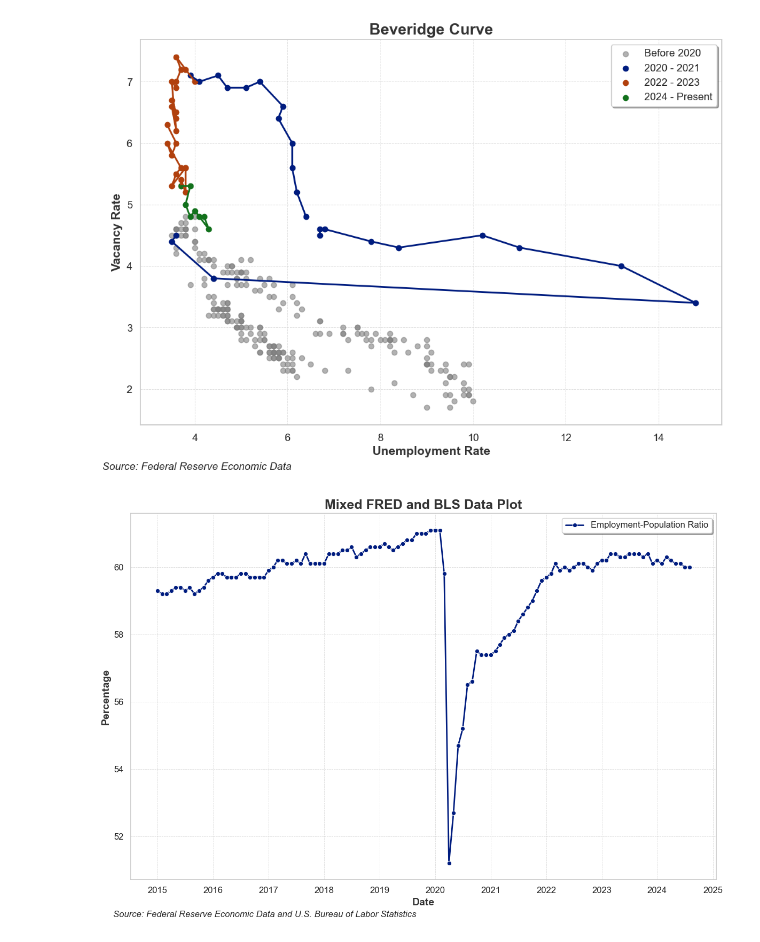
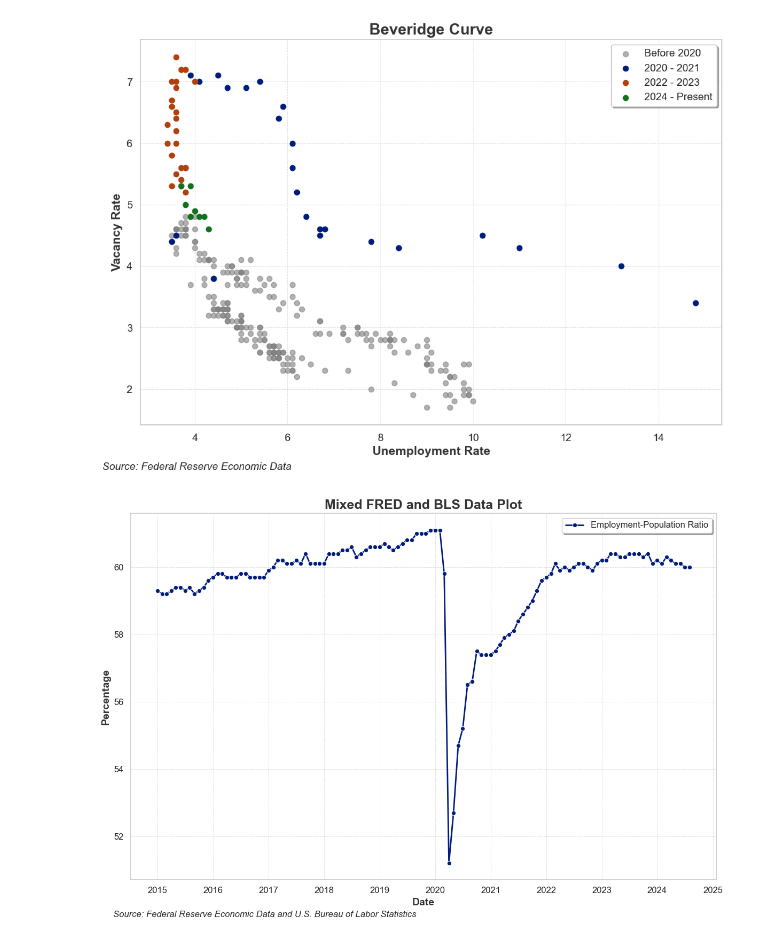
Before and after one commit to AkeBoss-tech/FEDChallenge, a Jupyter notebook: main.ipynb, the cells around one changed output. Drawn from its saved outputs; the diff is of its cells as text; code cells hidden in the pictures.

Commit message:
a bunch more graphs

```diff
--- a/main.ipynb
+++ b/main.ipynb
@@ -61,6 +61,10 @@ def plot_scatter(series_dict, title, legend_text_generator, from_date='2000-01-0
 
     # Split the data by year
     merged_df['Year'] = pd.DatetimeIndex(merged_df['Date']).year
+
+    # save merged_df to csv
+    # ignore the index column
+    merged_df[['Date', 'Value_0', 'Value_1']].to_csv('merged_df.csv', index=False)
 
     # Set up the style using seaborn
     sns.set(style="whitegrid", palette="dark")
@@ -99,35 +103,35 @@ def plot_scatter(series_dict, title, legend_text_generator, from_date='2000-01-0
     # Add labels and title
     plt.title(title, fontsize=18, weight='bold', color='#333333')
     plt.xlabel(x_label, fontsize=14, weight='bold', color='#333333')
     plt.ylabel(y_label, fontsize=14, weight='bold', color='#333333')
 
     # Rotate x-axis labels for better readability
     plt.xticks(fontsize=12)
     plt.yticks(fontsize=12)
 
     # Add a grid
     plt.grid(True, linestyle='--', linewidth=0.6, alpha=0.7)
 
     # Add a legend
     plt.legend(loc=legend_loc, frameon=True, fontsize=12, fancybox=True, shadow=True)
 
     # Add a footer with source information
     plt.figtext(0.2, 0.02, custom_text, ha="center", fontsize=12, style='italic')
 
     # Display the plot
     plt.show()
 
 # Example to test the function with mock data
 series_dict = {
     'UNRATE': 'FRED',   # Unemployment rate data
     'JTSJOR': 'FRED',  # Vacancy rate data
 }
 
 legend_text_generator = ['Vacancy Rate (JTSJOR)', 'Unemployment Rate (UNRATE)']
 
-plot_scatter(series_dict, "Beveridge Curve", legend_text_generator, year_cutoff=2020, add_line=True)
+plot_scatter(series_dict, "Beveridge Curve", legend_text_generator, year_cutoff=2020, add_line=False)
 # %% [output]
-[figure, old version]
+[figure, new version]
 # %%
 import pandas as pd
 import seaborn as sns
```
Also changed, not shown: 6 other files.
